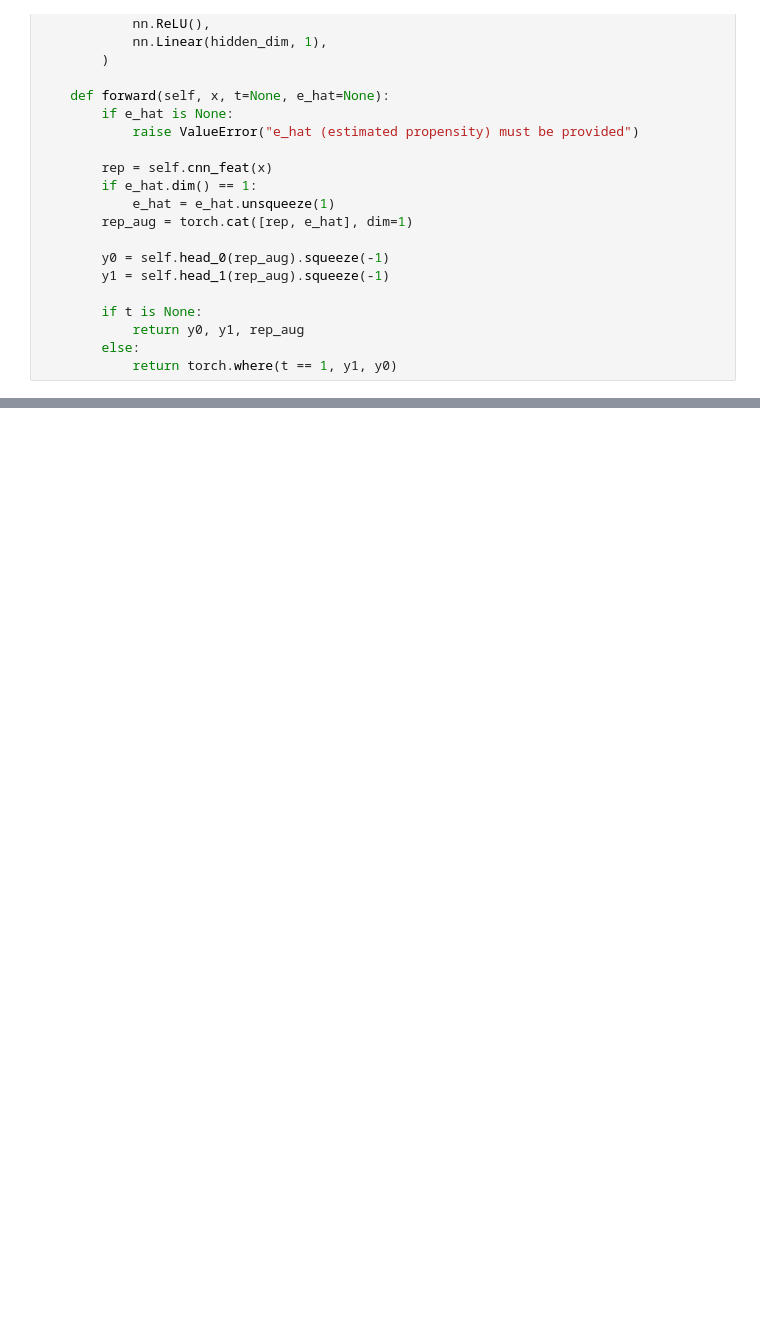
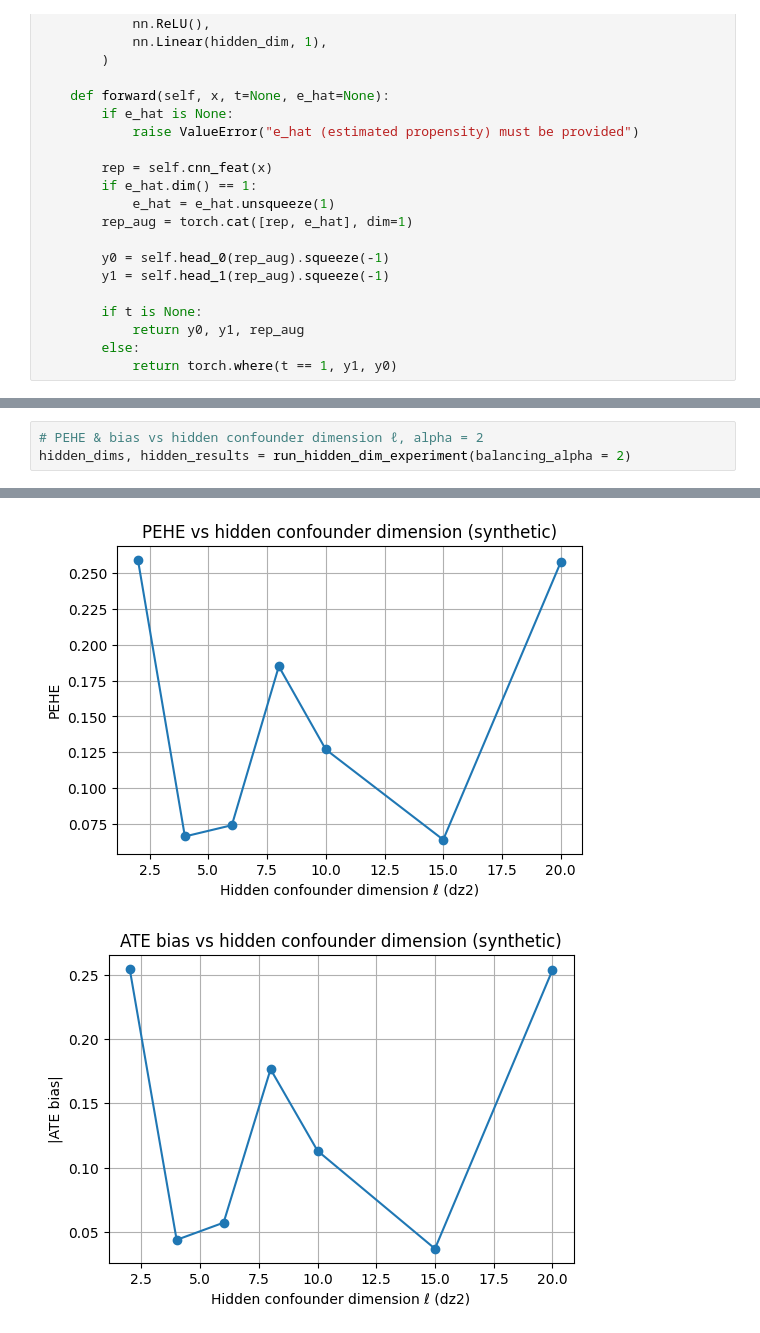
Before and after one commit to Sylvia232/COMPSCI-675D-Final-Project, a Jupyter notebook: original_plus_deliveries.ipynb, the cells around one changed output, grey strips where cells are left out. Cells and saved outputs as stored; diff of their text form; blank space fills up the shorter version.

Commit message:
Created using Colab- added extra plots when balancing alpha = 2 (for MMD penalty)

```diff
--- a/original_plus_deliveries.ipynb
+++ b/original_plus_deliveries.ipynb
@@ -878,0 +897,4 @@ PEHE: 0.0722, ATE bias: -0.0472
+# %%
+# PEHE & bias vs hidden confounder dimension ℓ, alpha = 2
+hidden_dims, hidden_results = run_hidden_dim_experiment(balancing_alpha = 2)
+# %% [output]
@@ -879,3 +918,5 @@ PEHE: 0.0722, ATE bias: -0.0472
+[figure, added]
+[figure, added]
 # %%
 # PEHE & bias vs confounding strength ||β||
 beta_mags, beta_results = run_beta_strength_experiment()
```
Also changed, not shown: parts of 20 cells of this notebook.
